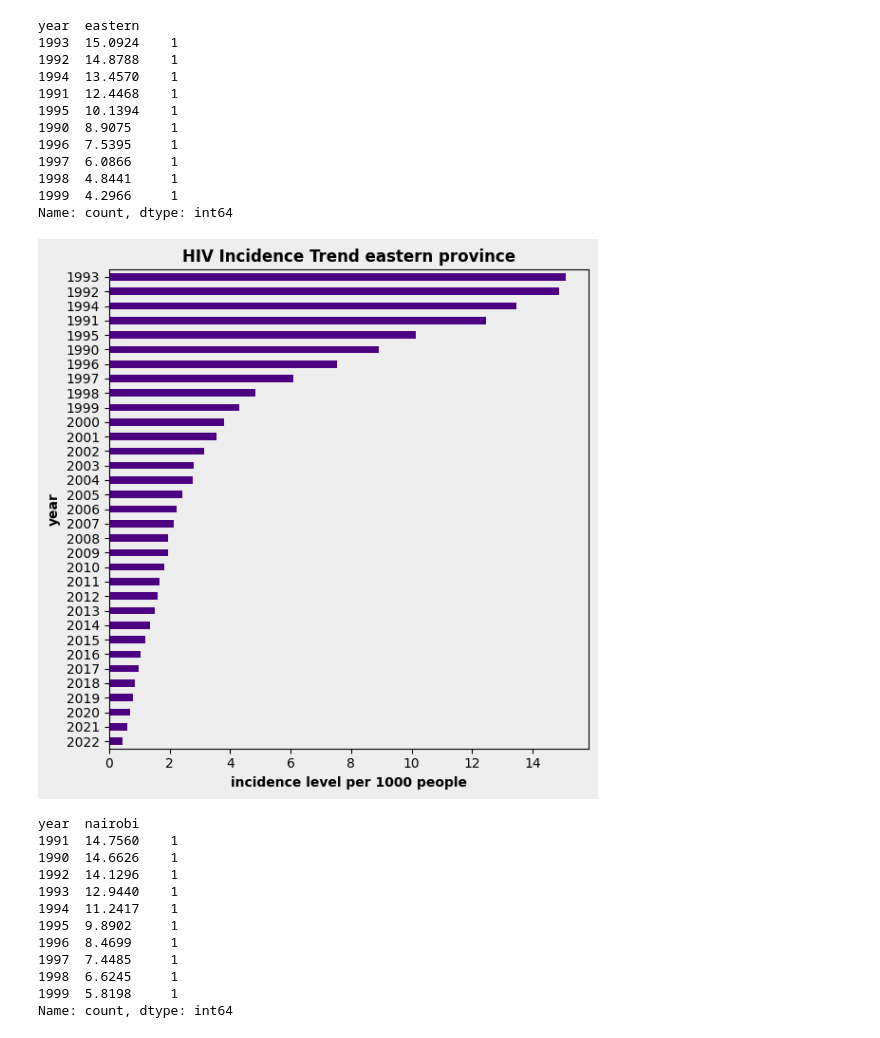
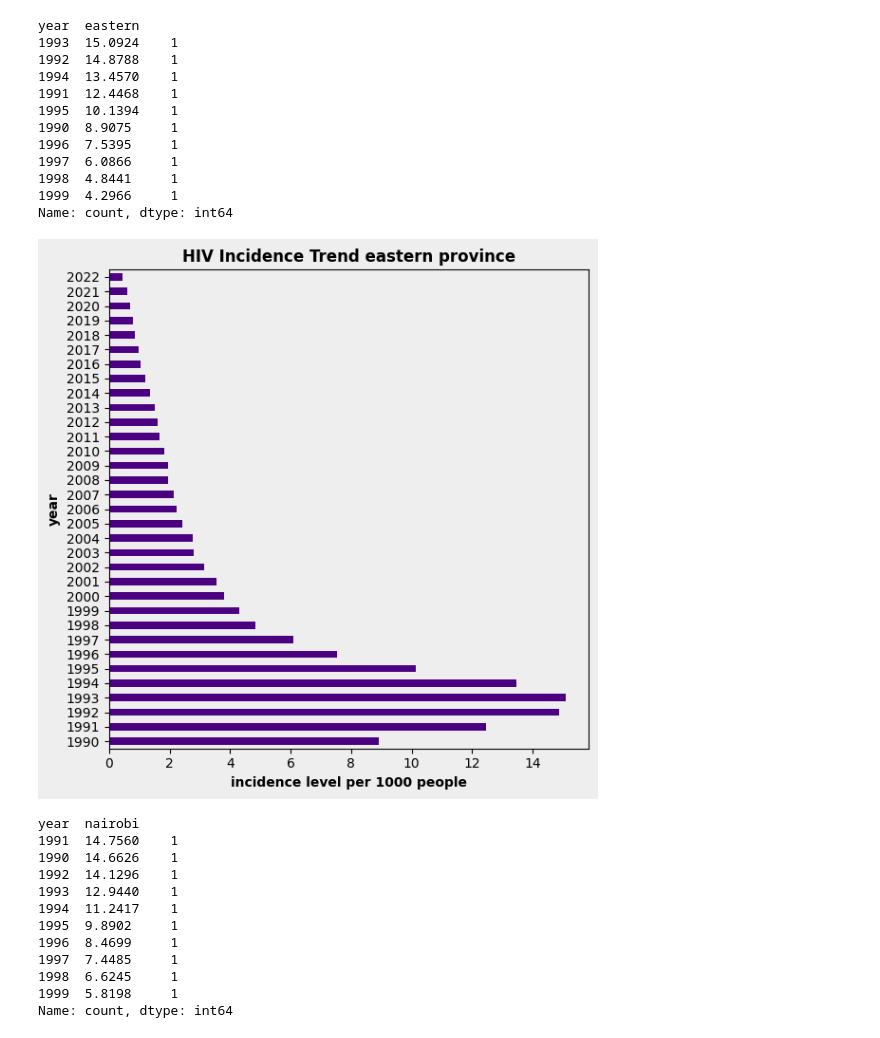
Before and after one commit to BrentOchieng/HIV-Incident-Analysis-1990-2030, a Jupyter notebook: HIV_Incidence_analysis_1990_2030.ipynb, the cells around one changed output. Saved outputs shown, nothing was run; the diff lists cells and outputs as text; code cells hidden in the pictures.

```diff
--- a/HIV_Incidence_analysis_1990_2030.ipynb
+++ b/HIV_Incidence_analysis_1990_2030.ipynb
@@ -163,17 +163,17 @@ year  eastern
 1999  4.2966     1
 Name: count, dtype: int64
 # %%
-eastern_trend=df.groupby('year')['eastern'].mean().sort_values(ascending=True)
+eastern_trend=df.groupby('year')['eastern'].mean()
 plt.figure(figsize=(6,6),facecolor='#EEEEEE')
 eastern_trend.plot(kind='barh',color='indigo')
 plt.title('HIV Incidence Trend eastern province',fontweight='bold')
 plt.xlabel('incidence level per 1000 people',fontweight='bold')
 plt.ylabel('year',fontweight='bold')
 plt.xticks(rotation=0)
 plt.tight_layout()
 plt.show()
 # %% [output]
-[figure, old version]
+[figure, new version]
 # %%
 #incidence trend nairobi
 df.groupby('year')['nairobi'].value_counts().sort_index(level='nairobi',ascending=False).head(10)
```
Also changed, not shown: parts of 9 cells of this notebook.
